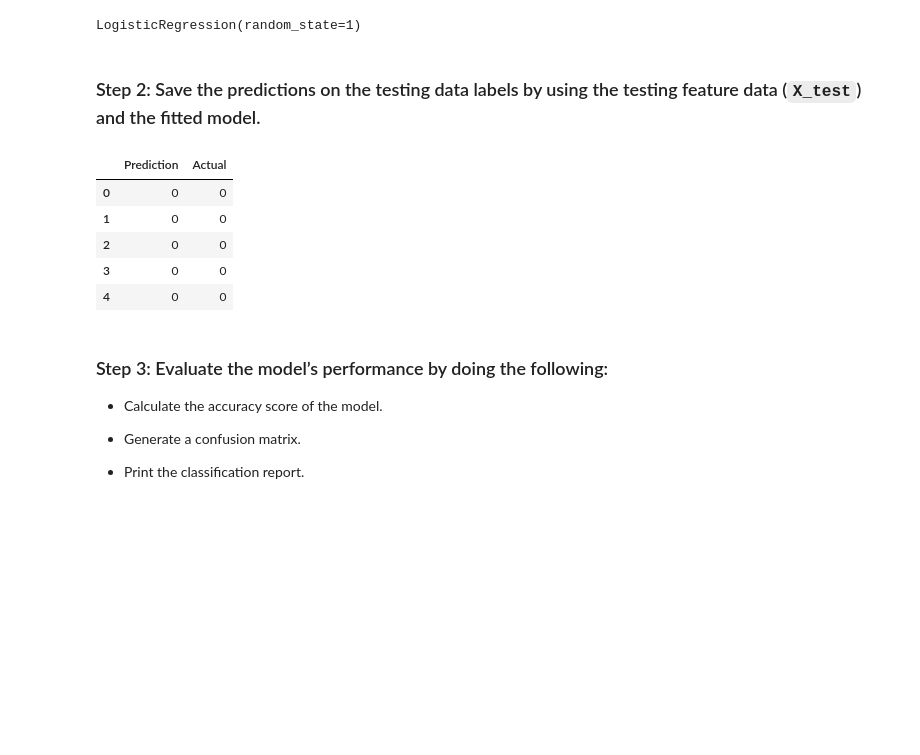
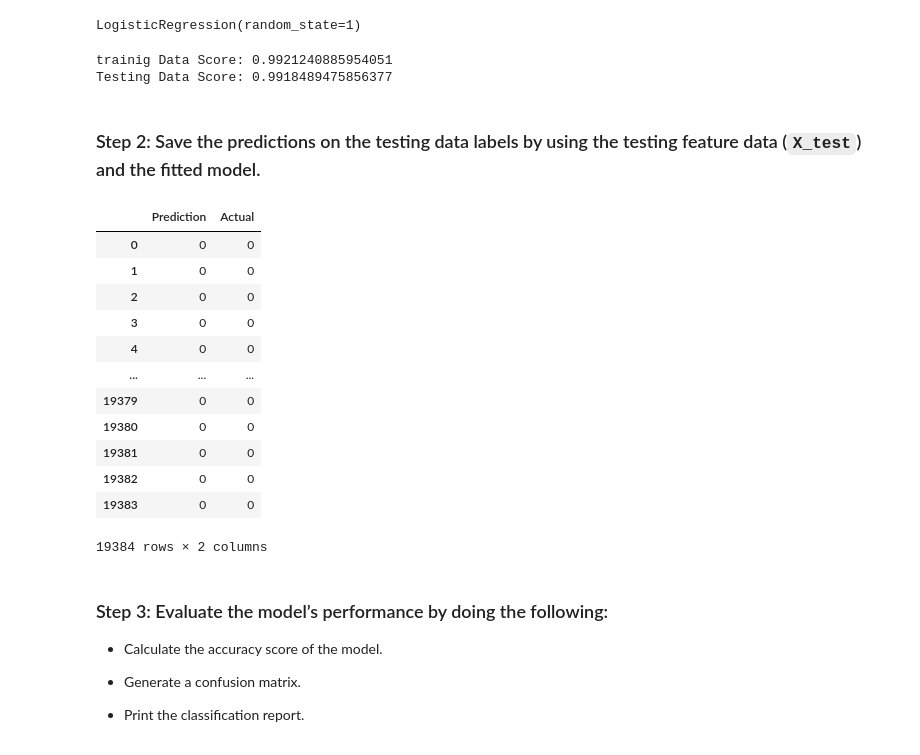
Before and after one commit to SebastianTagle/credit-risk-classification, a Jupyter notebook: Credit_Risk/credit_risk_classification.ipynb, the cells around one changed output. Cells and saved outputs as stored; diff of their text form; code cells hidden in the pictures; blank space fills up the shorter version.

```diff
--- a/Credit_Risk/credit_risk_classification.ipynb
+++ b/Credit_Risk/credit_risk_classification.ipynb
@@ -29,7 +41,7 @@ data.head()
 # Separate the data into labels and features
 
 # Separate the y variable, the labels
-y=data["loan_status"].ravel()
+y=data["loan_status"]
 
 # Separate the X variable, the features
 X=data.copy()
@@ -94,20 +112,34 @@ classifier= LogisticRegression(random_state=1)
 classifier.fit(X_train,y_train)
 # %% [output]
 LogisticRegression(random_state=1)
+# %%
+# with this code, i am valuate the model.
+print(f"trainig Data Score: {classifier.score(X_train,y_train)}")
+print(f"Testing Data Score: {classifier.score(X_test,y_test)}")
+# %% [output]
+trainig Data Score: 0.9921240885954051
+Testing Data Score: 0.9918489475856377
 # %% [markdown]
 ### Step 2: Save the predictions on the testing data labels by using the testing feature data (`X_test`) and the fitted model.
 # %%
 # Make a prediction using the testing data
 predictions=classifier.predict(X_test)
-results=pd.DataFrame({"Prediction":predictions,"Actual":y_test})
-results.head()
+results=pd.DataFrame({"Prediction":predictions,"Actual":y_test}).reset_index(drop=True)
+results
 # %% [output]
 |  | Prediction | Actual |
 | 0 | 0 | 0 |
 | 1 | 0 | 0 |
 | 2 | 0 | 0 |
 | 3 | 0 | 0 |
 | 4 | 0 | 0 |
+| ... | ... | ... |
+| 19379 | 0 | 0 |
+| 19380 | 0 | 0 |
+| 19381 | 0 | 0 |
+| 19382 | 0 | 0 |
+| 19383 | 0 | 0 |
+19384 rows × 2 columns
 # %% [markdown]
 ### Step 3: Evaluate the model’s performance by doing the following:
 
```
Also changed, not shown: parts of 22 cells of this notebook, 1 other file.
